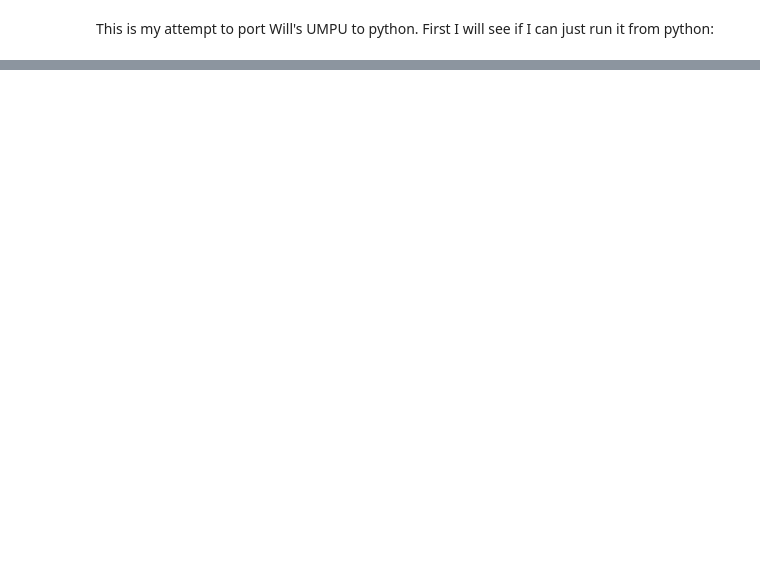
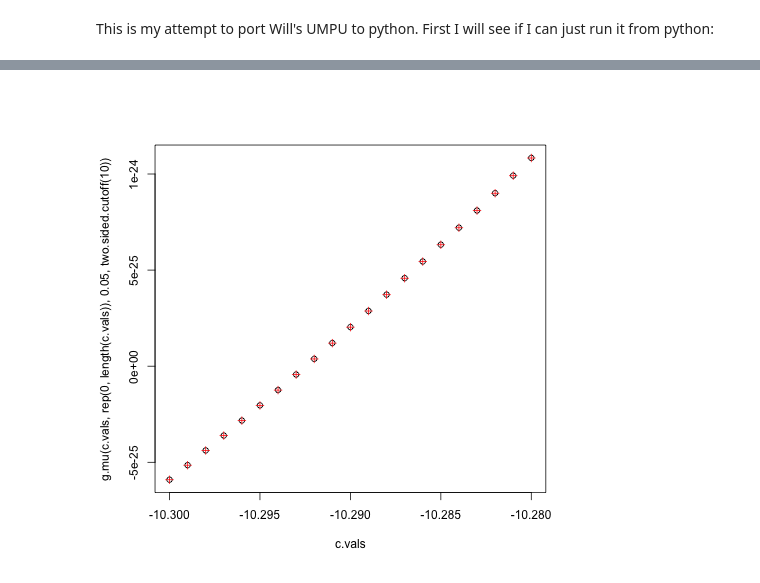
Before and after one commit to selective-inference/Python-software, a Jupyter notebook: notebooks/UMPU.ipynb, the cells around one changed output, grey strips where cells are left out. Drawn from its saved outputs; the diff is of its cells as text; code cells hidden in the pictures; blank space fills up the shorter version.

```diff
--- a/notebooks/UMPU.ipynb
+++ b/notebooks/UMPU.ipynb
@@ -523,0 +318,16 @@ abline(0,1,lty=3)
+# %%
+%%R
+
+
+## Compute g_mu'(c1)
+dg.mu <- function(c1, mu, alpha, cutoffs,
+                  pk=pnorm.cutoffs(mu, cutoffs)) {
+    (c2(c1, mu, alpha, cutoffs, pk) - c1) * dnorm(c1 - mu)
+}
+
+plot(c.vals,g.mu(c.vals,rep(0,length(c.vals)), .05, two.sided.cutoff(10)))
+g.mu(c.vals,rep(0,length(c.vals)), .05, two.sided.cutoff(10))
+points(c.vals, g.mu(c.vals-.001, rep(0,length(c.vals)), .05, two.sided.cutoff(10)) +
+       dg.mu(c.vals-.001, rep(0,length(c.vals)), .05, two.sided.cutoff(10)) * .001,col="red",pch=3)
+# %% [output]
+[figure, added]
```
Also changed, not shown: parts of 54 cells of this notebook, 1 other file.
